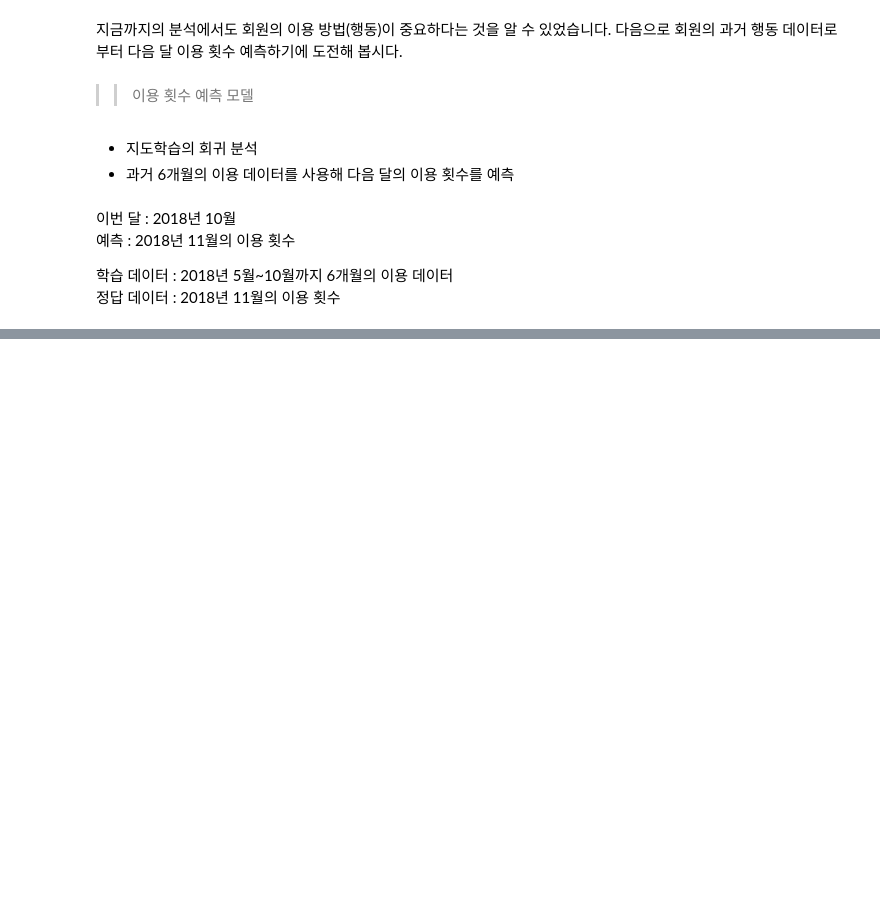
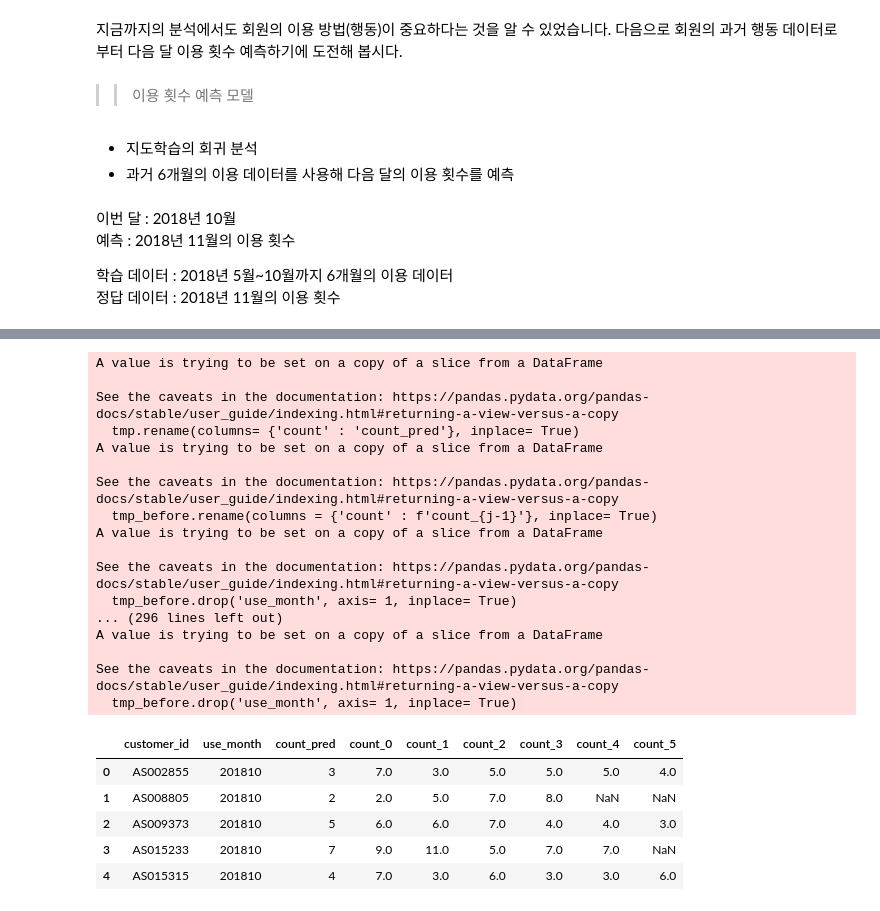
Before and after one commit to gmlwlswls/study_DataTechniques, a Jupyter notebook: 02. MachineLearning/gym_data_ML.ipynb, the cells around one changed output, grey strips where cells are left out. Cells and saved outputs as stored; diff of their text form; code cells hidden in the pictures; blank space fills up the shorter version.

```diff
--- a/02. MachineLearning/gym_data_ML.ipynb
+++ b/02. MachineLearning/gym_data_ML.ipynb
@@ -378 +380,50 @@ use_log.head()
+# %%
+monthly_use_df = use_log.groupby(by= ['customer_id', 'use_month'], as_index= False).count()[['customer_id', 'use_month', 'log_id']]
+monthly_use_df.rename(columns= {'log_id' : 'count'}, inplace= True)
+
+# 201811-201903 각 시점별 직전 6개월 데이터와 병합한 데이터프레임
+# DataFrame > year_month  | customer_id | count_pred | count_0 ~ 5(월별 count)
+total_period = use_log['use_month'].unique()
+total_period
+
+data_ml = pd.DataFrame()
+
+for i in range(6, len(total_period)) :
+  # i : target_period를 순회
+  tmp = monthly_use_df.loc[monthly_use_df['use_month'] == total_period[i]]
+  tmp.rename(columns= {'count' : 'count_pred'}, inplace= True)
+  for j in range(1, 7) :
+    # j : target_month 기준 직전 6개월
+    tmp_before = monthly_use_df.loc[monthly_use_df['use_month'] == total_period[i - j]] # 직전 1개월-직전 6개월
+    tmp_before.rename(columns = {'count' : f'count_{j-1}'}, inplace= True)
+    tmp_before.drop('use_month', axis= 1, inplace= True)
+    tmp = tmp.merge(tmp_before, on= 'customer_id', how= 'left') # j문이 다 돌면 한 시점 기준의 직전 6개월의 customer_id | use_month | count_0-5 데이터프레임 생성
+    # print(tmp) # index 확인용 > merge할 때 index 자동으로 reset_index
+  data_ml = pd.concat([data_ml, tmp], ignore_index= True) # 위아래로 병합 > i문이 다 돌면 목표 시점별 직전 6개월의 데이터가 세로로 결합
+
+data_ml.head()
+# %% [output]
+A value is trying to be set on a copy of a slice from a DataFrame
+
+See the caveats in the documentation: https://pandas.pydata.org/pandas-docs/stable/user_guide/indexing.html#returning-a-view-versus-a-copy
+  tmp.rename(columns= {'count' : 'count_pred'}, inplace= True)
+A value is trying to be set on a copy of a slice from a DataFrame
+
+See the caveats in the documentation: https://pandas.pydata.org/pandas-docs/stable/user_guide/indexing.html#returning-a-view-versus-a-copy
+  tmp_before.rename(columns = {'count' : f'count_{j-1}'}, inplace= True)
+A value is trying to be set on a copy of a slice from a DataFrame
+
+See the caveats in the documentation: https://pandas.pydata.org/pandas-docs/stable/user_guide/indexing.html#returning-a-view-versus-a-copy
+  tmp_before.drop('use_month', axis= 1, inplace= True)
+... (296 lines left out)
+A value is trying to be set on a copy of a slice from a DataFrame
+
+See the caveats in the documentation: https://pandas.pydata.org/pandas-docs/stable/user_guide/indexing.html#returning-a-view-versus-a-copy
+  tmp_before.drop('use_month', axis= 1, inplace= True)
+|  | customer_id | use_month | count_pred | count_0 | count_1 | count_2 | count_3 | count_4 | count_5 |
+| 0 | AS002855 | 201810 | 3 | 7.0 | 3.0 | 5.0 | 5.0 | 5.0 | 4.0 |
+| 1 | AS008805 | 201810 | 2 | 2.0 | 5.0 | 7.0 | 8.0 | NaN | NaN |
+| 2 | AS009373 | 201810 | 5 | 6.0 | 6.0 | 7.0 | 4.0 | 4.0 | 3.0 |
+| 3 | AS015233 | 201810 | 7 | 9.0 | 11.0 | 5.0 | 7.0 | 7.0 | NaN |
+| 4 | AS015315 | 201810 | 4 | 7.0 | 3.0 | 6.0 | 3.0 | 3.0 | 6.0 |
 # %%
```
Also changed, not shown: parts of 8 cells of this notebook.
